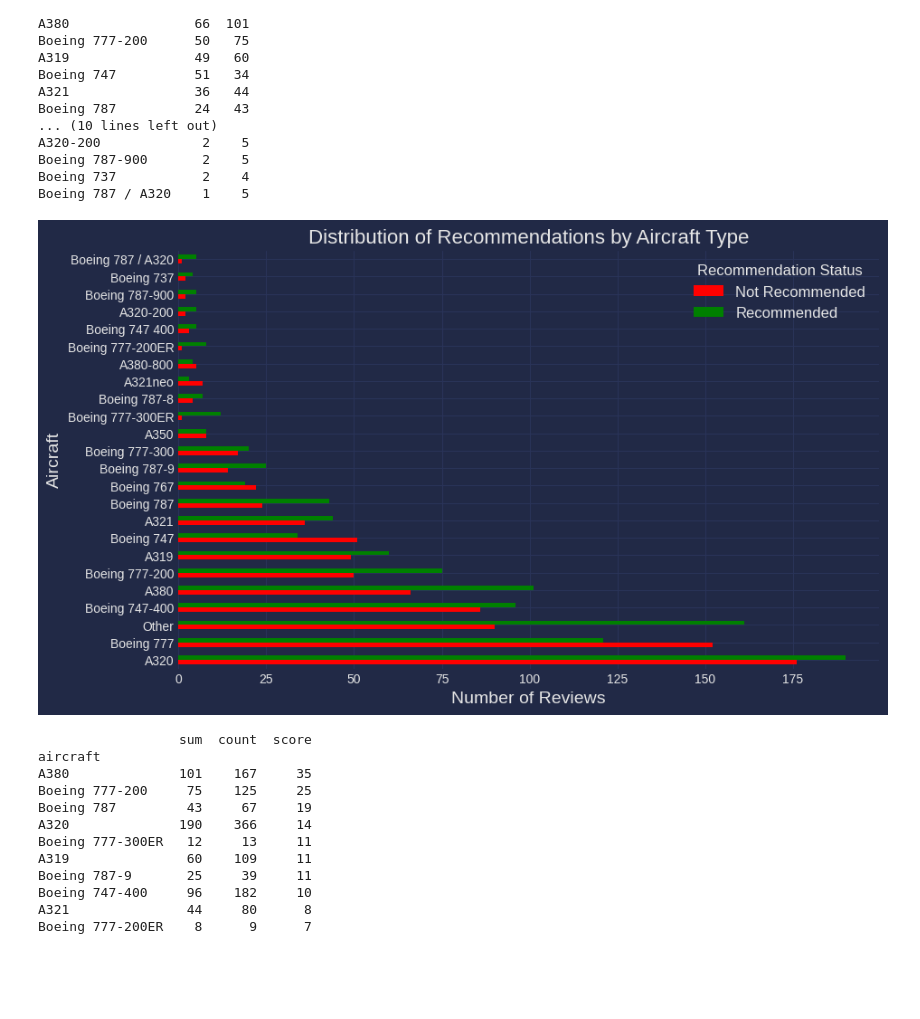
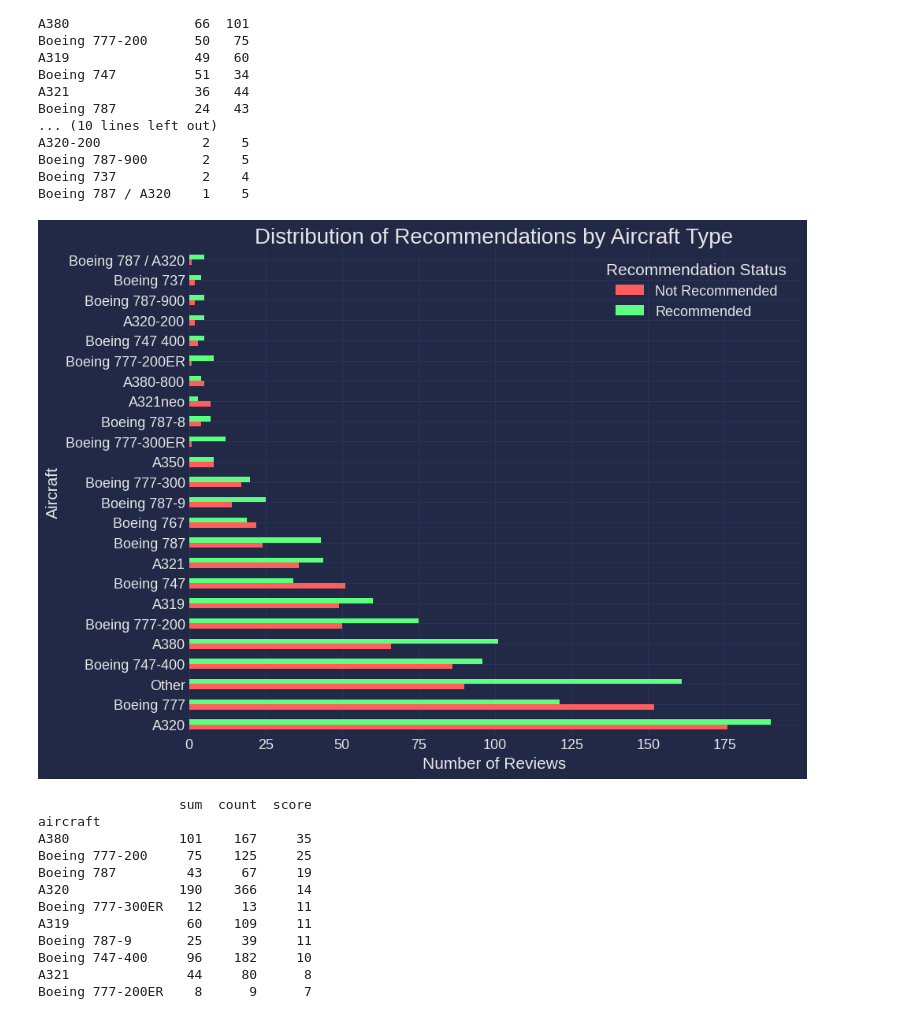
Before and after one commit to FlossyMaze/Airline-Customer-Review-Analysis, a Jupyter notebook: Task1 - WebScraping/Visualize_ReviewData.ipynb, the cells around one changed output. Saved outputs shown, nothing was run; the diff lists cells and outputs as text; code cells hidden in the pictures; blank space fills up the shorter version.

```diff
--- a/Task1 - WebScraping/Visualize_ReviewData.ipynb
+++ b/Task1 - WebScraping/Visualize_ReviewData.ipynb
@@ -138,25 +138,26 @@ Boeing 737           2    4
 Boeing 787 / A320    1    5
 # %%
 # Plot a horizontal bar chart with red and green bars
-ax = recommendation_counts.plot(kind='barh', color=['red', 'green'], figsize=(10, 6))
+ax = recommendation_counts.plot(kind='barh', color=['#ff5e5c', '#5cff7f'], figsize=(10, 8))
 
 # Set labels and title with increased font size
-ax.set_xlabel('Number of Reviews', fontsize=14)
-ax.set_ylabel('Aircraft', fontsize=14)
-ax.set_title('Distribution of Recommendations by Aircraft Type', fontsize=16)
+ax.set_xlabel('Number of Reviews', fontsize=15)
+ax.set_ylabel('Aircraft', fontsize=15)
+ax.set_title('Distribution of Recommendations by Aircraft Type', fontsize=20)
+ax.tick_params(axis='both', labelsize=13)
 
 # Set the legend title and labels, move legend to bottom left with increased font size
 legend_labels = ['Not Recommended', 'Recommended']
 legend_title = 'Recommendation Status'
 
-plt.legend(legend_labels, title=legend_title, loc='upper right', fontsize=12, title_fontsize=12)
+plt.legend(legend_labels, title=legend_title, loc='upper right', fontsize=13, title_fontsize=15)
 
 plt.show()
 
 # Drop the temporary 'aircraft_group' column to not affect the original DataFrame
 df = df.drop('aircraft_group', axis=1)
 # %% [output]
-[figure, old version]
+[figure, new version]
 # %%
 # Convert 'Yes' and 'No' to 1 and 0
 df['recommended'] = df['recommended'].map({'Yes': 1, 'No': 0})
```
